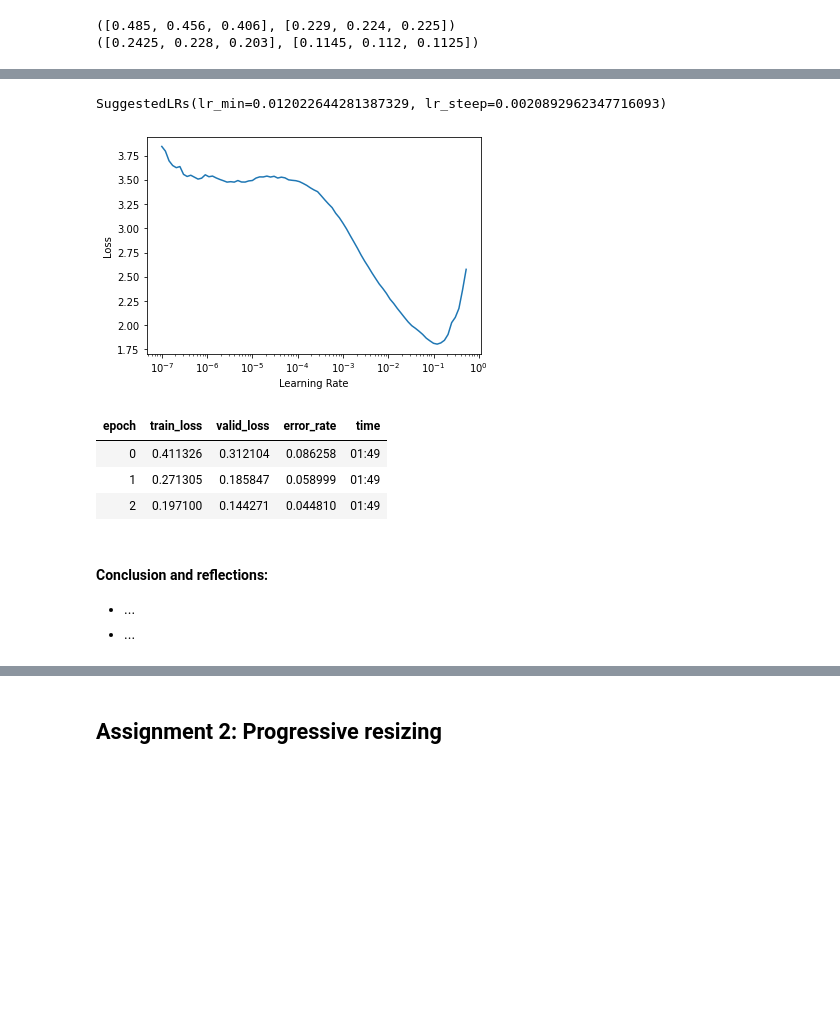
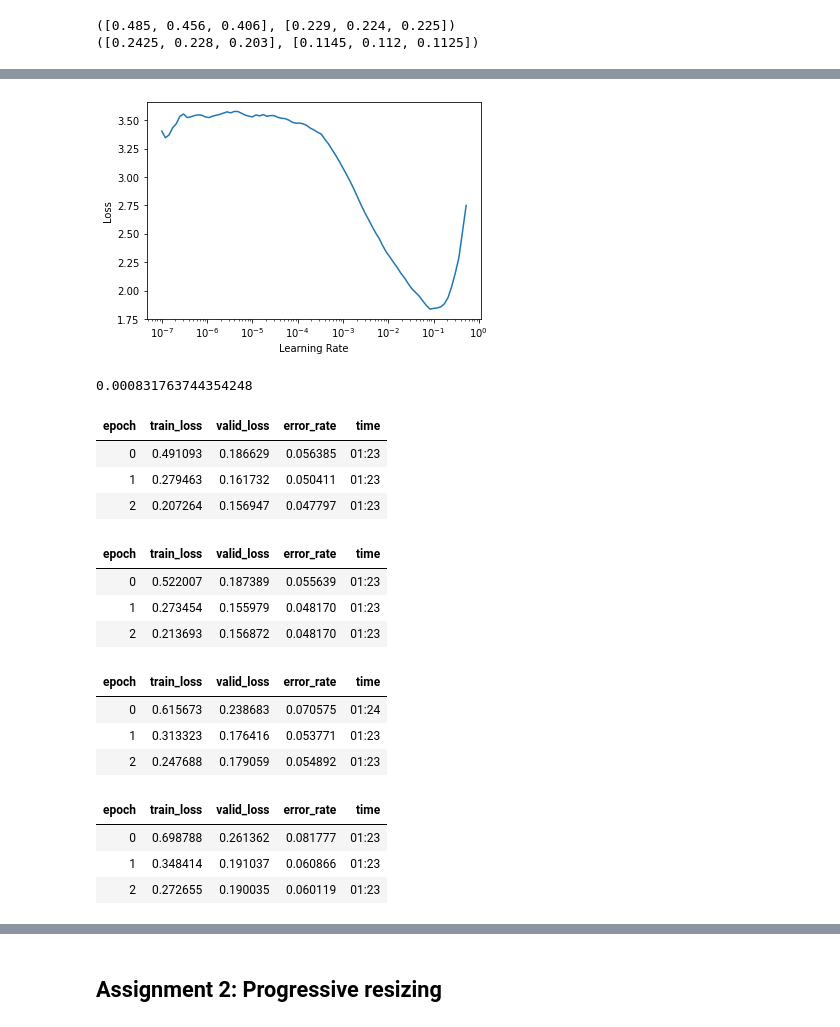
Before and after one commit to Aravinda89/fastai_bootcamp, a Jupyter notebook: Gayan_dl_201_cohort2_07_sizing_and_tta.ipynb, the cells around one changed output, grey strips where cells are left out. Cells and saved outputs as stored; diff of their text form; code cells hidden in the pictures; blank space fills up the shorter version.

```diff
--- a/Gayan_dl_201_cohort2_07_sizing_and_tta.ipynb
+++ b/Gayan_dl_201_cohort2_07_sizing_and_tta.ipynb
@@ -378,22 +417,25 @@ def get_dls_scaled_stats(fact=0.5):
 # %%
 # Baseline: Using the correct statistics
 set_seed(1988, reproducible=True)
 
 dls = get_dls_scaled_stats(fact=1)
 learn = cnn_learner(dls, resnet18, metrics=error_rate)
-learn.lr_find()
+lr_min,lr_steep = learn.lr_find()
 # %% [output]
 [interactive output not drawn]
-SuggestedLRs(lr_min=0.012022644281387329, lr_steep=0.0020892962347716093)
-[figure, old version]
+[figure, new version]
+# %%
+lr_min/10
+# %% [output]
+0.000831763744354248
 # %%
-lr= # pick your lr
+lr=0.0008317 # pick your lr
 learn.fit_one_cycle(n_epoch=3, lr_max=lr)
 # %% [output]
 | epoch | train_loss | valid_loss | error_rate | time |
-| 0 | 0.411326 | 0.312104 | 0.086258 | 01:49 |
-| 1 | 0.271305 | 0.185847 | 0.058999 | 01:49 |
-| 2 | 0.197100 | 0.144271 | 0.044810 | 01:49 |
+| 0 | 0.491093 | 0.186629 | 0.056385 | 01:23 |
+| 1 | 0.279463 | 0.161732 | 0.050411 | 01:23 |
+| 2 | 0.207264 | 0.156947 | 0.047797 | 01:23 |
 # %%
 # Using scaled down stats. For instance multiplied by 0.25
 
@@ -401,5 +444,14 @@ set_seed(1988, reproducible=True)
 # %%
 # We use the same lr as above because we fixed the seed
+lr=0.0008317
+
+learn = cnn_learner(dls, resnet18, metrics=error_rate)
+learn.fit_one_cycle(n_epoch=3, lr_max=lr)
+# %% [output]
+| epoch | train_loss | valid_loss | error_rate | time |
+| 0 | 0.522007 | 0.187389 | 0.055639 | 01:23 |
+| 1 | 0.273454 | 0.155979 | 0.048170 | 01:23 |
+| 2 | 0.213693 | 0.156872 | 0.048170 | 01:23 |
 # %%
 # Using scaled up stats. For instance, multiplied by 4
 
@@ -407,4 +460,13 @@ set_seed(1988, reproducible=True)
 # %%
 # We use the same lr as above because we fixed the seed
+lr=0.0008317
+
+learn = cnn_learner(dls, resnet18, metrics=error_rate)
+learn.fit_one_cycle(n_epoch=3, lr_max=lr)
+# %% [output]
+| epoch | train_loss | valid_loss | error_rate | time |
+| 0 | 0.615673 | 0.238683 | 0.070575 | 01:24 |
+| 1 | 0.313323 | 0.176416 | 0.053771 | 01:23 |
+| 2 | 0.247688 | 0.179059 | 0.054892 | 01:23 |
 # %%
 # Using further modified stats
@@ -411,4 +476,10 @@ set_seed(1988, reproducible=True)
-# %% [markdown]
-#### Conclusion and reflections:
-- ...
-- ...
+# %%
+lr=0.0008317
+
+learn = cnn_learner(dls, resnet18, metrics=error_rate)
+learn.fit_one_cycle(n_epoch=3, lr_max=lr)
+# %% [output]
+| epoch | train_loss | valid_loss | error_rate | time |
+| 0 | 0.698788 | 0.261362 | 0.081777 | 01:23 |
+| 1 | 0.348414 | 0.191037 | 0.060866 | 01:23 |
+| 2 | 0.272655 | 0.190035 | 0.060119 | 01:23 |
```
Also changed, not shown: parts of 18 cells of this notebook.
